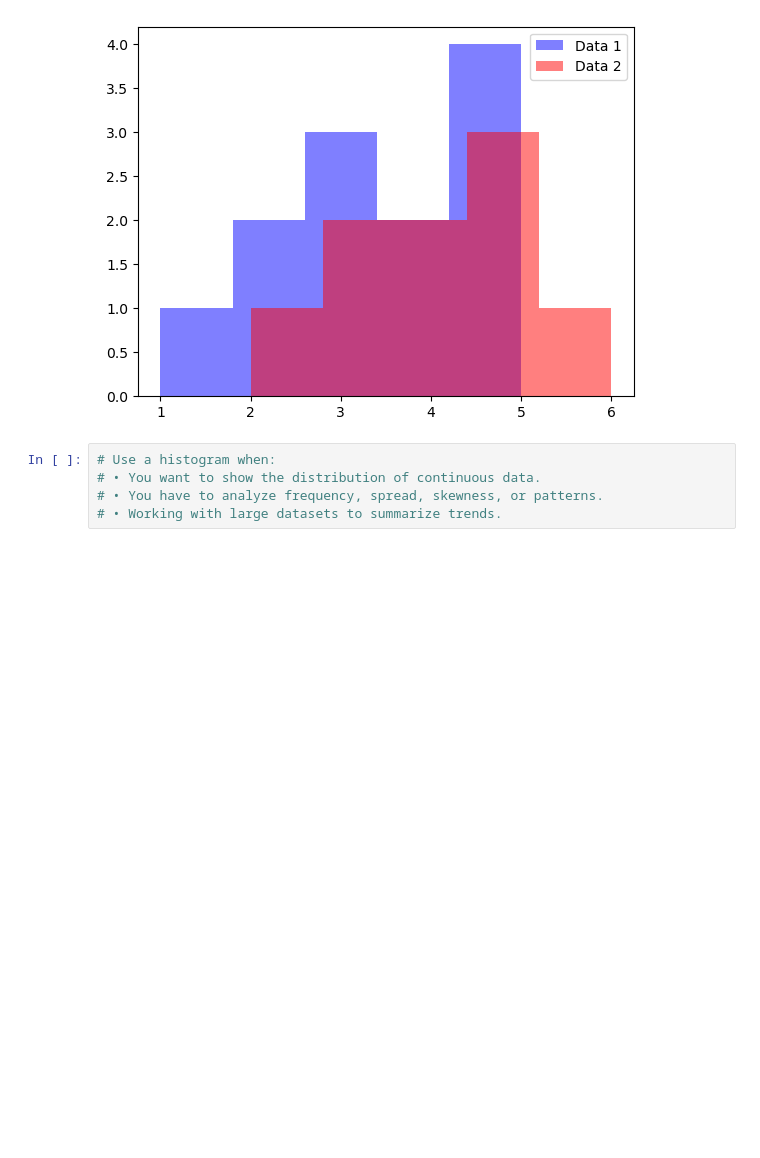
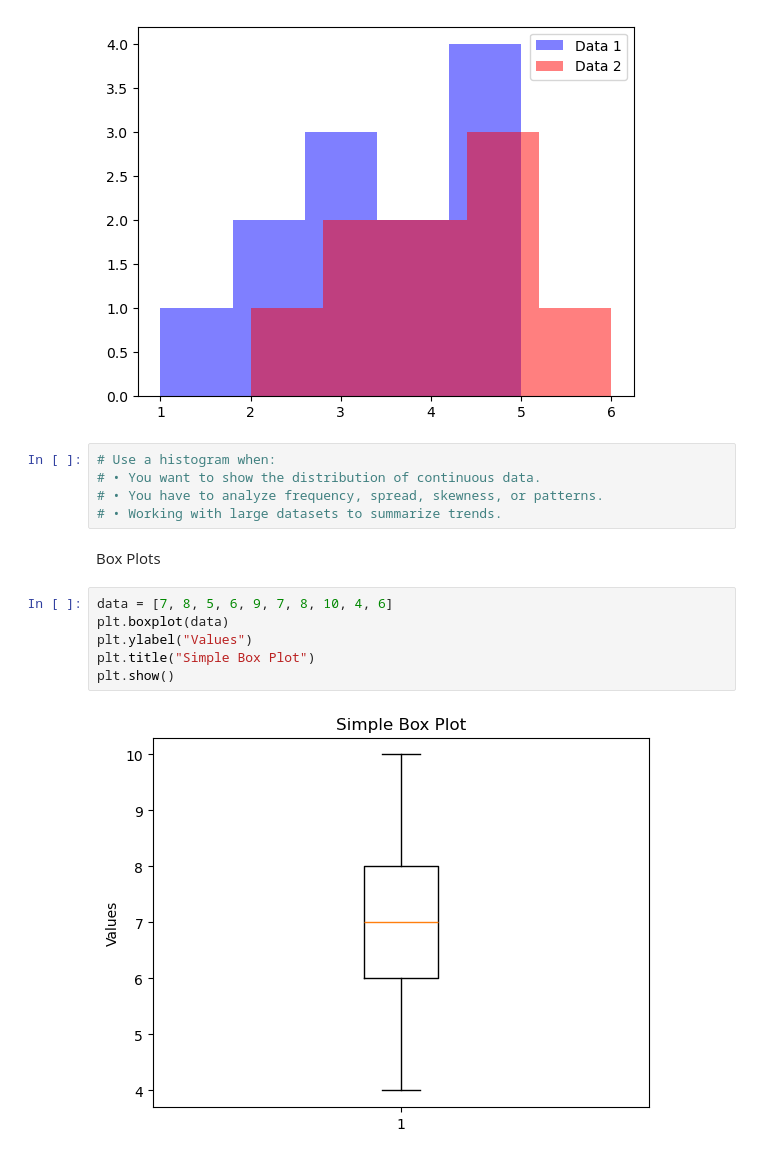
Before and after one commit to mdreduanulhoque/Learning_AI_ML, a Jupyter notebook: Data_Visualization/matplotlib.ipynb, the cells around one changed output. Cells and saved outputs as stored; diff of their text form; blank space fills up the shorter version.

Commit message:
complete box plot, stack plots, and subplots

```diff
--- a/Data_Visualization/matplotlib.ipynb
+++ b/Data_Visualization/matplotlib.ipynb
@@ -262,3 +262,13 @@ plt.legend()
 # • You want to show the distribution of continuous data.
 # • You have to analyze frequency, spread, skewness, or patterns.
 # • Working with large datasets to summarize trends.
+# %% [markdown]
+Box Plots
+# %%
+data = [7, 8, 5, 6, 9, 7, 8, 10, 4, 6]
+plt.boxplot(data)
+plt.ylabel("Values")
+plt.title("Simple Box Plot")
+plt.show()
+# %% [output]
+[figure, added]
```
Also changed, not shown: parts of 8 cells of this notebook.
